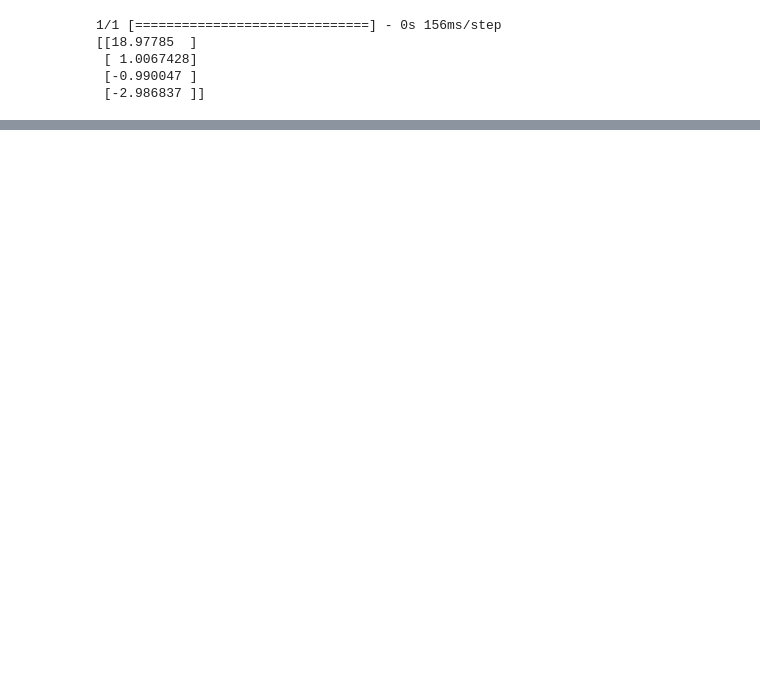
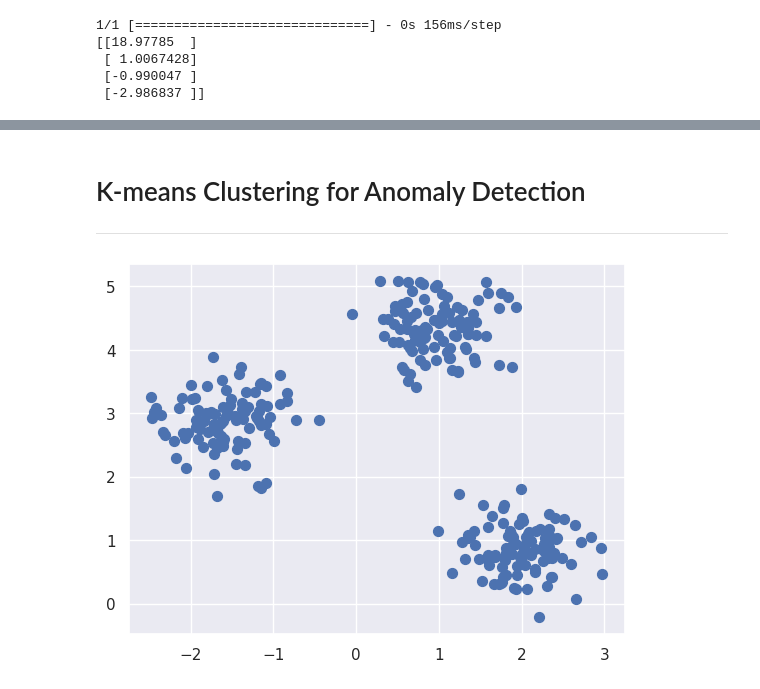
Before and after one commit to vaidikk10/TinyML, a Jupyter notebook: Getting_Started_with_Deep_Learning.ipynb, the cells around one changed output, grey strips where cells are left out. Saved outputs shown, nothing was run; the diff lists cells and outputs as text; code cells hidden in the pictures; blank space fills up the shorter version.

Commit message:
K-Means Clustering and Anomaly Detection

```diff
--- a/Getting_Started_with_Deep_Learning.ipynb
+++ b/Getting_Started_with_Deep_Learning.ipynb
@@ -49,0 +31,15 @@ print(model.predict([10.0, 1.0, 0.0, -1.0]))
+# %% [markdown]
+# K-means Clustering for Anomaly Detection
+
+
+---
+# %%
+from sklearn.datasets import make_blobs
+
+# Generating data for Cluster
+num_centers = 3
+X_train, y_train_true = make_blobs(n_samples=300, centers=num_centers,
+                                   cluster_std=0.40, random_state=0)
+plt.scatter(X_train[:, 0], X_train[:, 1], s=50);
+# %% [output]
+[figure, added]
```
Also changed, not shown: parts of 28 cells of this notebook.
